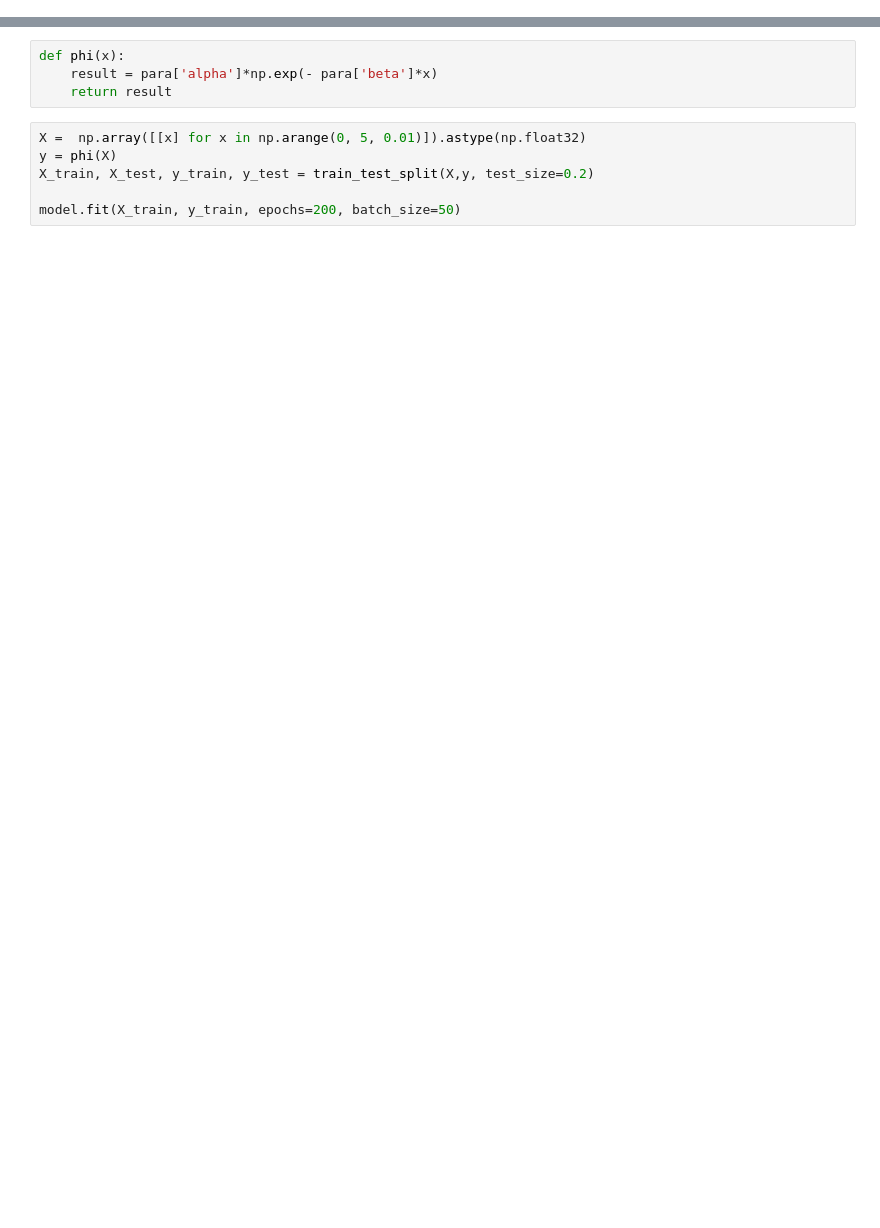
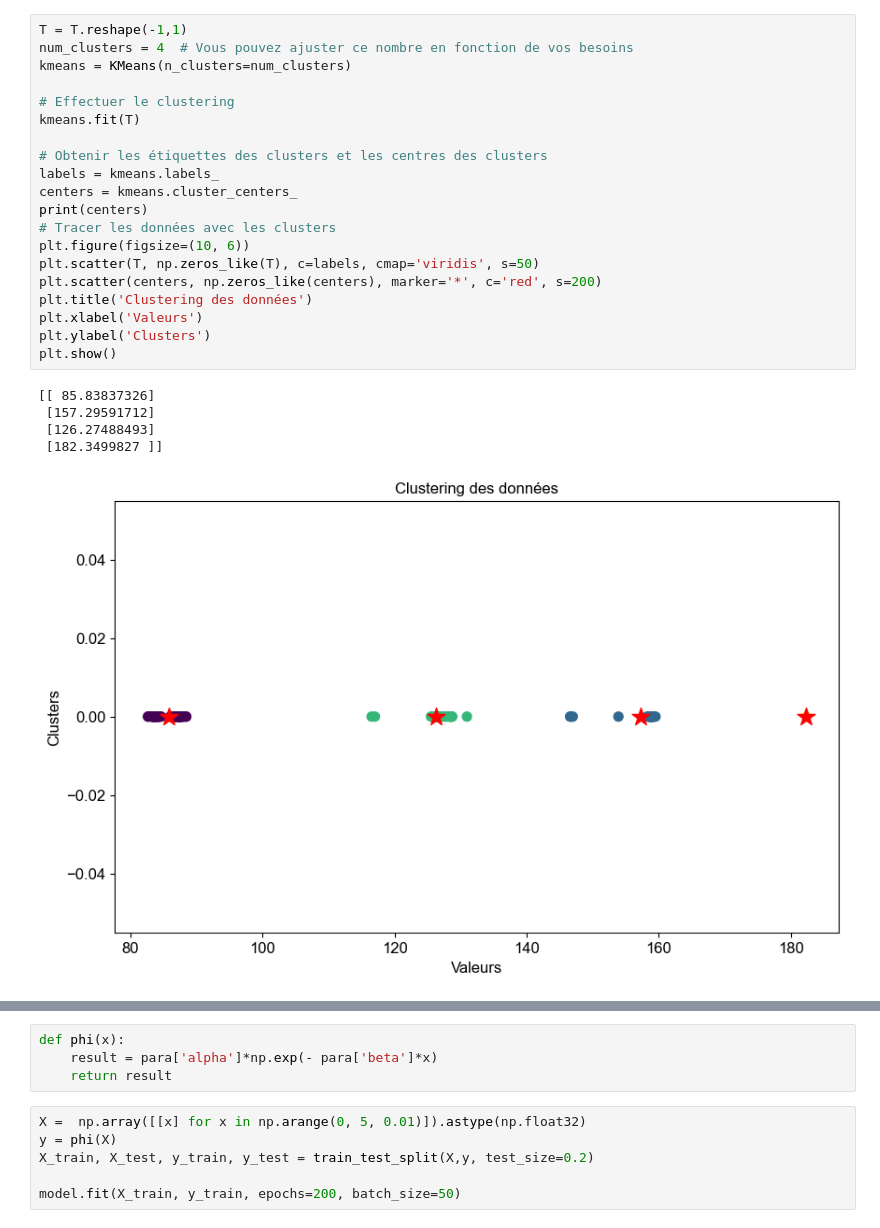
Before and after one commit to GodwinZonou/Hawkes-Processes-Estimation, a Jupyter notebook: hawkes.ipynb, the cells around one changed output, grey strips where cells are left out. Saved outputs shown, nothing was run; the diff lists cells and outputs as text; blank space fills up the shorter version.

```diff
--- a/hawkes.ipynb
+++ b/hawkes.ipynb
@@ -37,0 +44,26 @@ itv = [0,200] # the observation interval
+# %%
+T = T.reshape(-1,1)
+num_clusters = 4  # Vous pouvez ajuster ce nombre en fonction de vos besoins
+kmeans = KMeans(n_clusters=num_clusters)
+
+# Effectuer le clustering
+kmeans.fit(T)
+
+# Obtenir les étiquettes des clusters et les centres des clusters
+labels = kmeans.labels_
+centers = kmeans.cluster_centers_
+print(centers)
+# Tracer les données avec les clusters
+plt.figure(figsize=(10, 6))
+plt.scatter(T, np.zeros_like(T), c=labels, cmap='viridis', s=50)
+plt.scatter(centers, np.zeros_like(centers), marker='*', c='red', s=200)
+plt.title('Clustering des données')
+plt.xlabel('Valeurs')
+plt.ylabel('Clusters')
+plt.show()
+# %% [output]
+[[ 85.83837326]
+ [157.29591712]
+ [126.27488493]
+ [182.3499827 ]]
+[figure, added]
```
Also changed, not shown: parts of 13 cells of this notebook.
